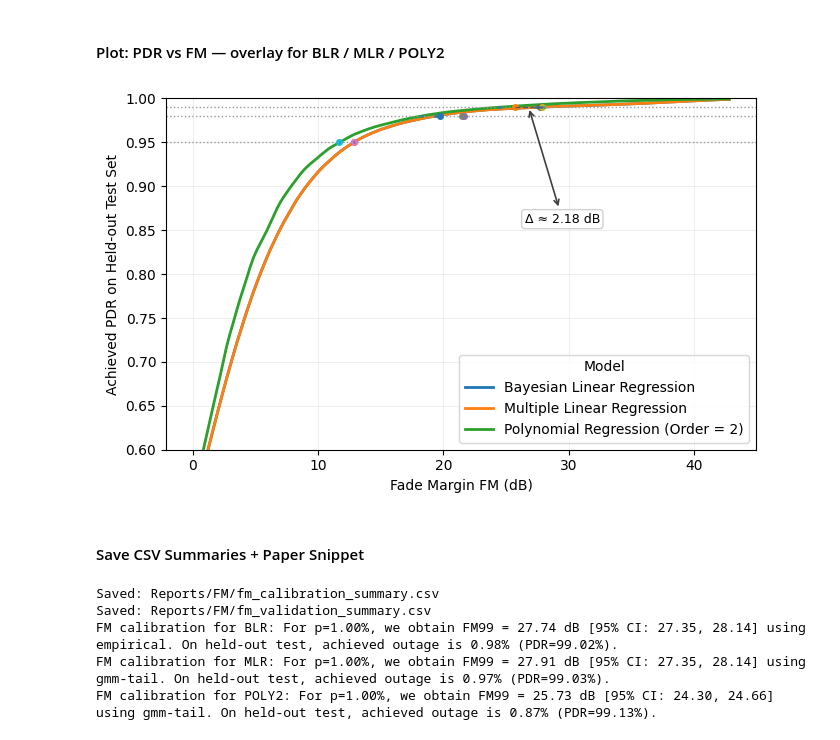
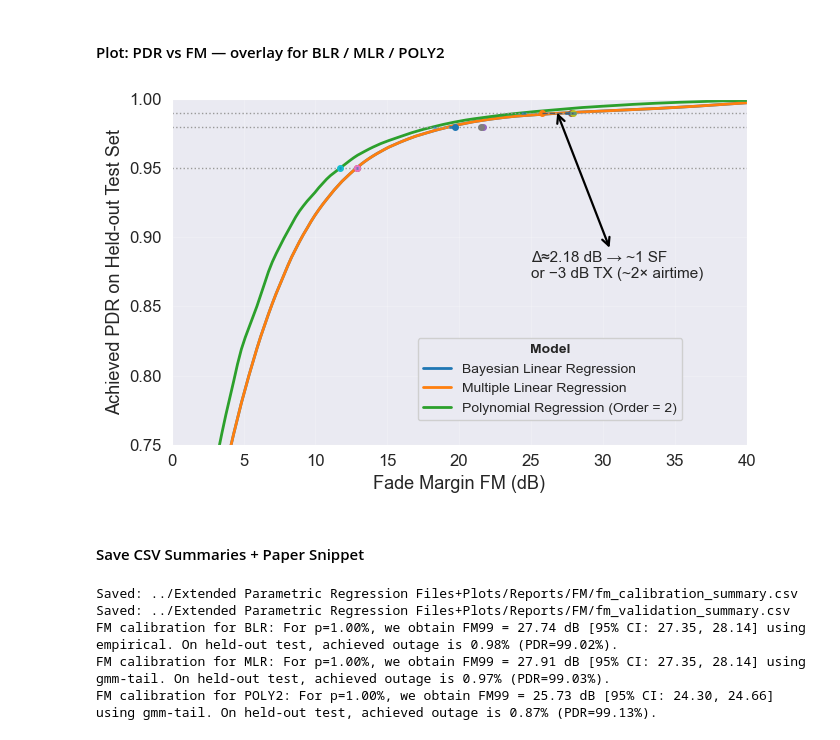
Before and after one commit to nahshonmokua/LoRaWAN-Indoor-PL-parametrics, a Jupyter notebook: 05_FADE MARGIN ANALYSIS.ipynb, the cells around one changed output. Drawn from its saved outputs; the diff is of its cells as text; code cells hidden in the pictures.

```diff
--- a/05_FADE MARGIN ANALYSIS.ipynb
+++ b/05_FADE MARGIN ANALYSIS.ipynb
@@ -465,6 +465,8 @@ display(validation_df.sort_values(["model","p_target"], na_position='last').roun
 # %% [markdown]
 #### Plot: PDR vs FM — overlay for BLR / MLR / POLY2
 # %%
+sns.set_style("darkgrid")
+
 legend_map = {
     "MLR":  "Multiple Linear Regression",
     "BLR":  "Bayesian Linear Regression",
@@ -505,52 +507,61 @@ for fam in ["BLR", "MLR", "POLY2"]:
     sub = fm_table[fm_table["model"] == fam]
     for p in P_GRID:
         r = sub[sub["p"] == p]
         if not r.empty:
             fm_p = float(r["fm_sel"].iloc[0])
             y    = 1.0 - p
             plt.plot([fm_p], [y], marker="o", markersize=4)
             lo, hi = float(r["fm_sel_lo"].iloc[0]), float(r["fm_sel_hi"].iloc[0])
             plt.hlines(y, lo, hi, linewidth=2, alpha=0.6)
 
 # Callout at 99% (p=0.01), POLY2 vs MLR/BLR
 p = 0.01
 y = 1.0 - p
 row_poly = fm_table[(fm_table["model"] == "POLY2") & (fm_table["p"] == p)]
 row_mlr  = fm_table[(fm_table["model"] == "MLR")   & (fm_table["p"] == p)]
 if not row_poly.empty and not row_mlr.empty:
     x_poly = float(row_poly["fm_sel"].iloc[0])
     x_mlr  = float(row_mlr["fm_sel"].iloc[0])
     delta  = x_mlr - x_poly
     # guideline + labeled arrow
     plt.plot([x_poly, x_mlr], [y, y], linestyle="--", linewidth=1.0, color="0.35")
     plt.annotate(
-        f"Δ ≈ {delta:.2f} dB",
+        f"Δ≈{delta:.2f} dB → ~1 SF\nor −3 dB TX (~2× airtime)",
         xy=((x_poly + x_mlr)/2, y),
-        xytext=(x_poly + 0.35*(x_mlr - x_poly), y - 0.12),
-        arrowprops=dict(arrowstyle="<->", lw=1.2, color="0.25"),
-        ha="left", va="top", fontsize=9,
-        bbox=dict(boxstyle="round,pad=0.24", fc="white", ec="0.8", alpha=0.9)
+        xytext=(x_poly - 0.35*(x_mlr - x_poly), y - 0.10),
+        textcoords="data",
+        ha="left", va="top", fontsize=11,
+        arrowprops=dict(
+            arrowstyle="<->",          # keep double-headed
+            lw=1.6,
+            color="black",
+            mutation_scale=14,
+            shrinkA=0, shrinkB=0
+        )
     )
 
 #plt.title("Achieved PDR vs Fade Margin (FM)")
-plt.xlabel("Fade Margin FM (dB)")
-plt.ylabel("Achieved PDR on Held-out Test Set")
-plt.ylim(0.6, 1.0)
+plt.xlabel("Fade Margin FM (dB)", fontsize=13)
+plt.ylabel("Achieved PDR on Held-out Test Set", fontsize=13)
+plt.ylim(0.75, 1.0)
+plt.xlim(0.0, 40)
+plt.tick_params(axis="both", labelsize=12)
 plt.grid(True, which="both", linewidth=0.5, alpha=0.3)
-plt.legend(title="Model", loc="lower right")
+plt.legend(title="Model", loc="lower right", title_fontproperties={"weight": "bold"},
+          bbox_to_anchor=(0.90, 0.05), framealpha=0.9)
 plt.tight_layout()
-plt.savefig("Reports/FM/pdr_vs_fm_overlay.png", dpi=2000)
+plt.savefig("../Extended Parametric Regression Files+Plots/Reports/FM/pdr_vs_fm_overlay.png", dpi=2000)
 plt.show()
 # %% [output]
-[figure, old version]
+[figure, new version]
 # %% [markdown]
 #### Save CSV Summaries + Paper Snippet
 # %%
 os.makedirs("Reports/FM", exist_ok=True)
 
 # save CSVs
-fm_csv = "Reports/FM/fm_calibration_summary.csv"
-validation_csv = "Reports/FM/fm_validation_summary.csv"
+fm_csv = "../Extended Parametric Regression Files+Plots/Reports/FM/fm_calibration_summary.csv"
+validation_csv = "../Extended Parametric Regression Files+Plots/Reports/FM/fm_validation_summary.csv"
 fm_table.to_csv(fm_csv, index=False)
 validation_df.to_csv(validation_csv, index=False)
 print("Saved:", fm_csv)
@@ -577,8 +588,8 @@ for fam in ["BLR", "MLR", "POLY2"]:
     if fam in fm_table["model"].unique():
         print(paper_snippet(fam, p=0.01))
 # %% [output]
-Saved: Reports/FM/fm_calibration_summary.csv
-Saved: Reports/FM/fm_validation_summary.csv
+Saved: ../Extended Parametric Regression Files+Plots/Reports/FM/fm_calibration_summary.csv
+Saved: ../Extended Parametric Regression Files+Plots/Reports/FM/fm_validation_summary.csv
 FM calibration for BLR: For p=1.00%, we obtain FM99 = 27.74 dB [95% CI: 27.35, 28.14] using empirical. On held-out test, achieved outage is 0.98% (PDR=99.02%).
 FM calibration for MLR: For p=1.00%, we obtain FM99 = 27.91 dB [95% CI: 27.35, 28.14] using gmm-tail. On held-out test, achieved outage is 0.97% (PDR=99.03%).
 FM calibration for POLY2: For p=1.00%, we obtain FM99 = 25.73 dB [95% CI: 24.30, 24.66] using gmm-tail. On held-out test, achieved outage is 0.87% (PDR=99.13%).
```
Also changed, not shown: 5 other files.
